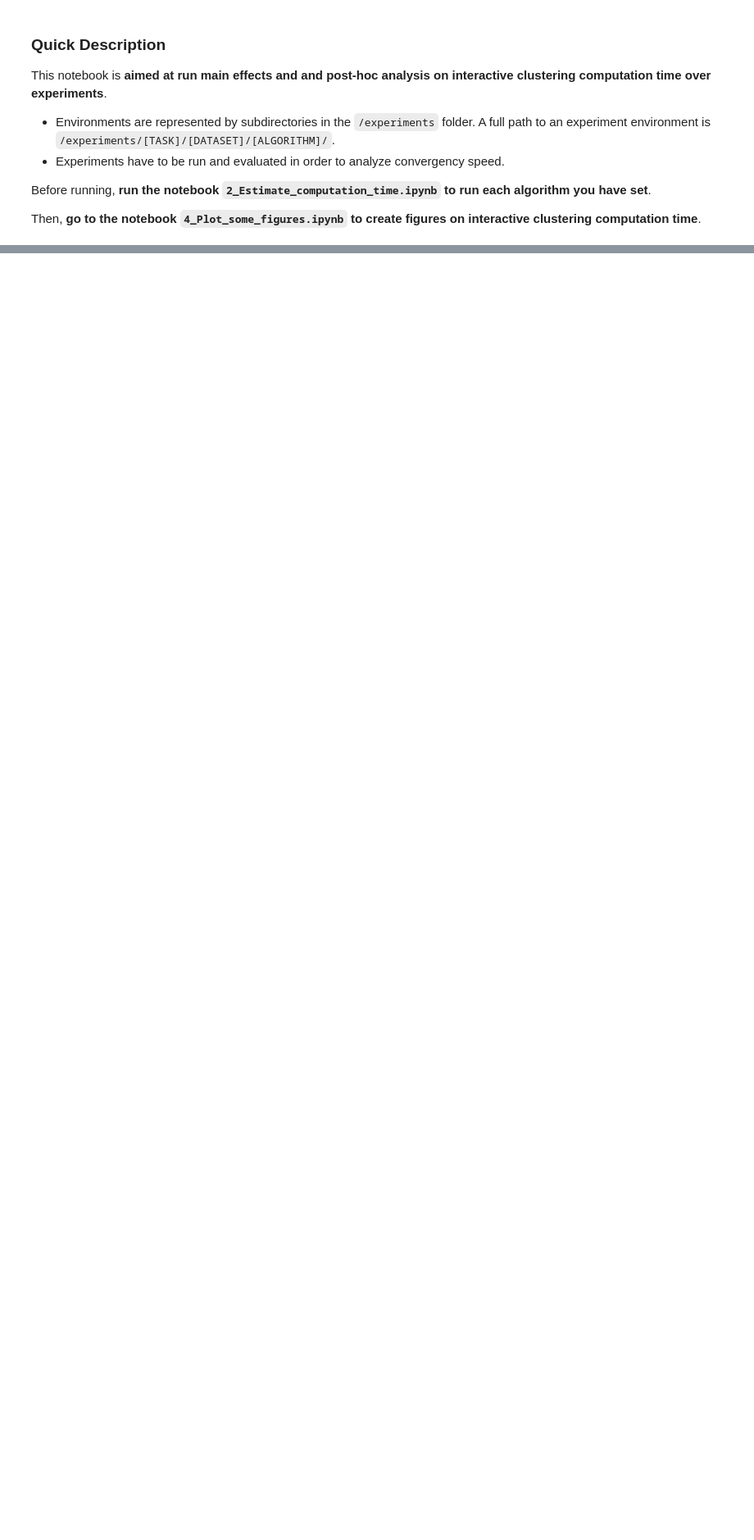
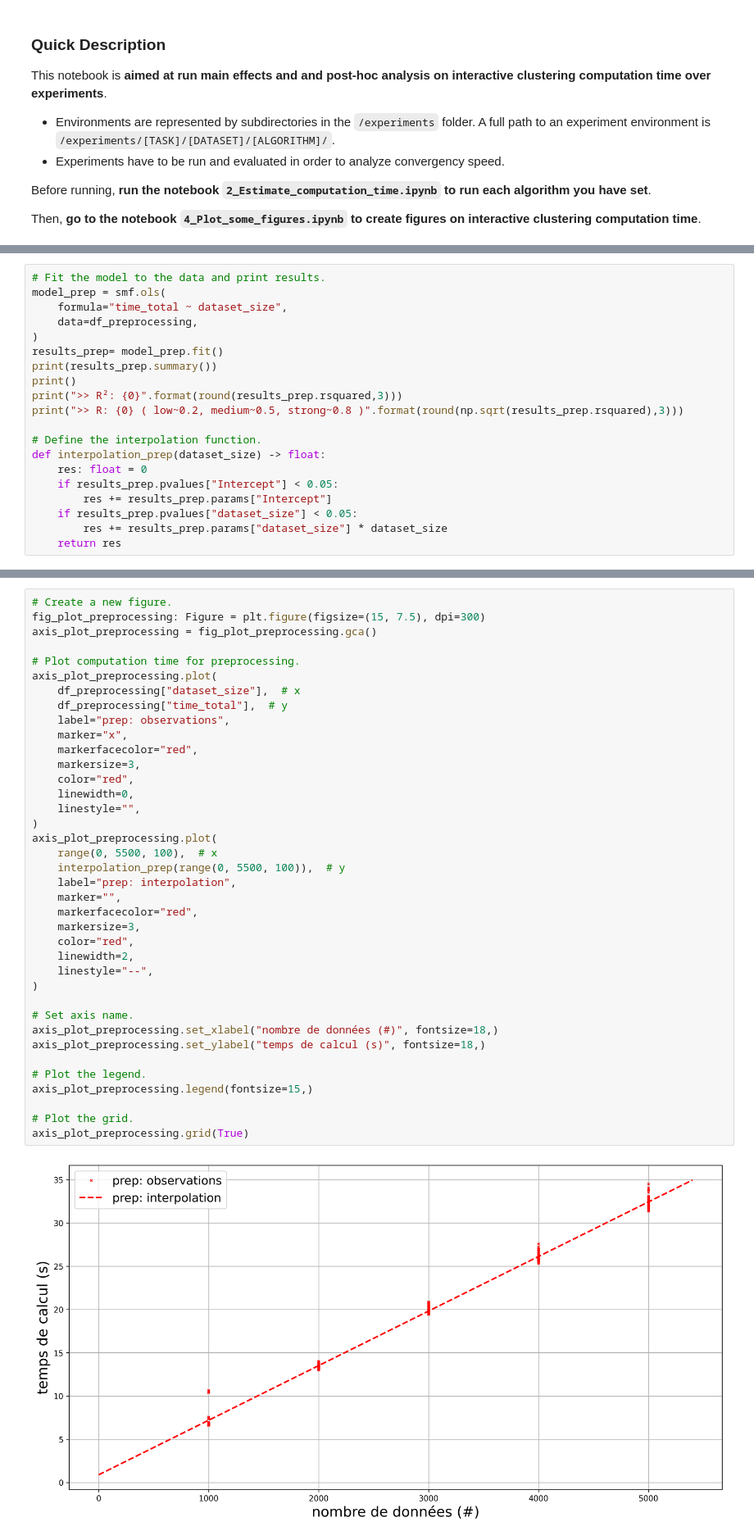
Before and after one commit to cognitivefactory/interactive-clustering-comparative-study, a Jupyter notebook: 2_computation_time_study/notebook/3_Analyze_main_effects_and_post_hoc.ipynb, the cells around one changed output, grey strips where cells are left out. Shown at 82% size. Saved outputs shown, nothing was run; the diff lists cells and outputs as text; blank space fills up the shorter version.

```diff
--- a/2_computation_time_study/notebook/3_Analyze_main_effects_and_post_hoc.ipynb
+++ b/2_computation_time_study/notebook/3_Analyze_main_effects_and_post_hoc.ipynb
@@ -396,0 +101,20 @@ summary(GLM_fit_clustering)
+# %%
+# Fit the model to the data and print results.
+model_prep = smf.ols(
+    formula="time_total ~ dataset_size",
+    data=df_preprocessing,
+)
+results_prep= model_prep.fit()
+print(results_prep.summary())
+print()
+print(">> R²: {0}".format(round(results_prep.rsquared,3)))
+print(">> R: {0} ( low~0.2, medium~0.5, strong~0.8 )".format(round(np.sqrt(results_prep.rsquared),3)))
+
+# Define the interpolation function.
+def interpolation_prep(dataset_size) -> float:
+    res: float = 0
+    if results_prep.pvalues["Intercept"] < 0.05:
+        res += results_prep.params["Intercept"]
+    if results_prep.pvalues["dataset_size"] < 0.05:
+        res += results_prep.params["dataset_size"] * dataset_size
+    return res
@@ -396,0 +141,40 @@ summary(GLM_fit_clustering)
+# %%
+# Create a new figure.
+fig_plot_preprocessing: Figure = plt.figure(figsize=(15, 7.5), dpi=300)
+axis_plot_preprocessing = fig_plot_preprocessing.gca()
+
+# Plot computation time for preprocessing.
+axis_plot_preprocessing.plot(
+    df_preprocessing["dataset_size"],  # x
+    df_preprocessing["time_total"],  # y
+    label="prep: observations",
+    marker="x",
+    markerfacecolor="red",
+    markersize=3,
+    color="red",
+    linewidth=0,
+    linestyle="",
+)
+axis_plot_preprocessing.plot(
+    range(0, 5500, 100),  # x
+    interpolation_prep(range(0, 5500, 100)),  # y
+    label="prep: interpolation",
+    marker="",
+    markerfacecolor="red",
+    markersize=3,
+    color="red",
+    linewidth=2,
+    linestyle="--",
+)
+
+# Set axis name.
+axis_plot_preprocessing.set_xlabel("nombre de données (#)", fontsize=18,)
+axis_plot_preprocessing.set_ylabel("temps de calcul (s)", fontsize=18,)
+
+# Plot the legend.
+axis_plot_preprocessing.legend(fontsize=15,)
+
+# Plot the grid.
+axis_plot_preprocessing.grid(True)
+# %% [output]
+[figure, added]
```
Also changed, not shown: parts of 113 cells of this notebook, 7 other files.
